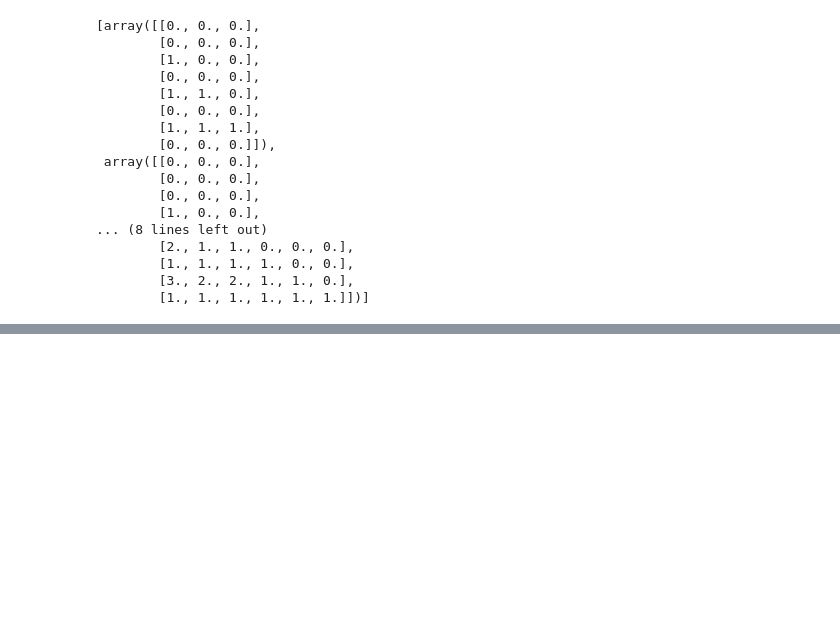
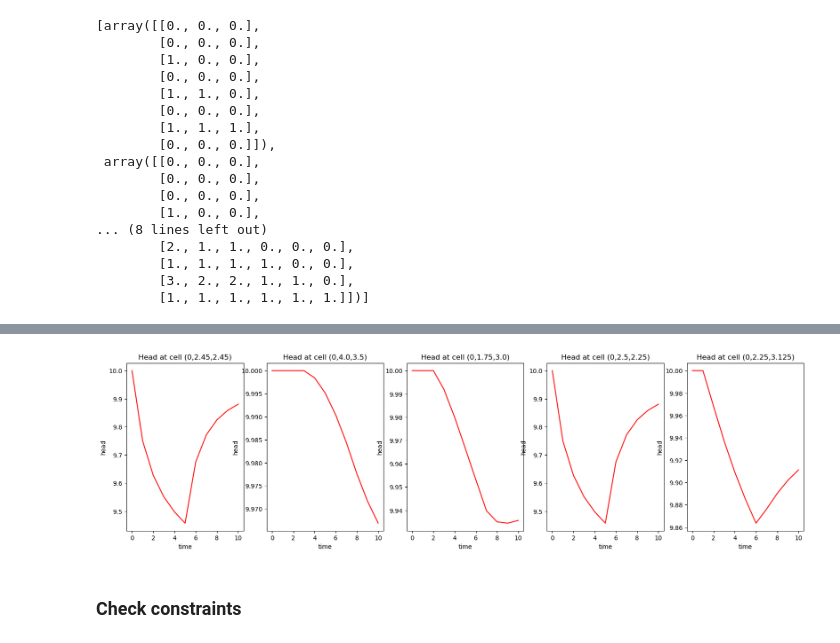
Before and after one commit to leonardchanfreau/RHG_GroundWater, a Jupyter notebook: test.ipynb, the cells around one changed output, grey strips where cells are left out. Drawn from its saved outputs; the diff is of its cells as text; code cells hidden in the pictures; blank space fills up the shorter version.

```diff
--- a/test.ipynb
+++ b/test.ipynb
@@ -112,0 +159,8 @@ array([[-0.01559142],
+# %%
+# Initialize Controller
+controller = LTI_LQRc_RHG(
+    parameter_file,
+    model.A.toarray(), [B.toarray() for B in model.B_v], [B.toarray() for B in model.B_minus_v], model.C,
+    model.H_x, model.h_x, model.H_u, model.h_u,
+    Q_v = None, R_v = None, M_v = [G.toarray() for G in model.Gamma_v], L_v = [Xi for Xi in model.Xi_v]
+)
@@ -112,0 +183,21 @@ array([[-0.01559142],
+# %%
+U = np.vstack((np.kron(np.ones((5,1)), q_1), np.kron(np.ones((5,1)), q_2)))
+X = controller.A_tilde @ h_0 + controller.B_tilde @ U + controller.C_tilde
+# %%
+heads = X.reshape(11,25).T
+fig = plt.figure(figsize=(20,5))
+for ii in range(5):
+    col_i = int(obsWell[ii][1] * model.n_col / Lx)
+    row_i = int(obsWell[ii][2] * model.n_row / Ly)
+
+    ax = fig.add_subplot(1, 5, ii+1)
+    ttl = f"Head at cell ({0},{obsWell[ii][1]/200},{obsWell[ii][2]/200})"
+    ax.set_title(ttl)
+    ax.set_xlabel("time")
+    ax.set_ylabel("head")
+    ax.plot(heads[col_i + model.n_col*row_i,:], "r-")
+    #ax.set_ylim([8.7, 10])
+# %% [output]
+[figure, added]
+# %% [markdown]
+### Check constraints
```
Also changed, not shown: parts of 32 cells of this notebook, 14 other files.
